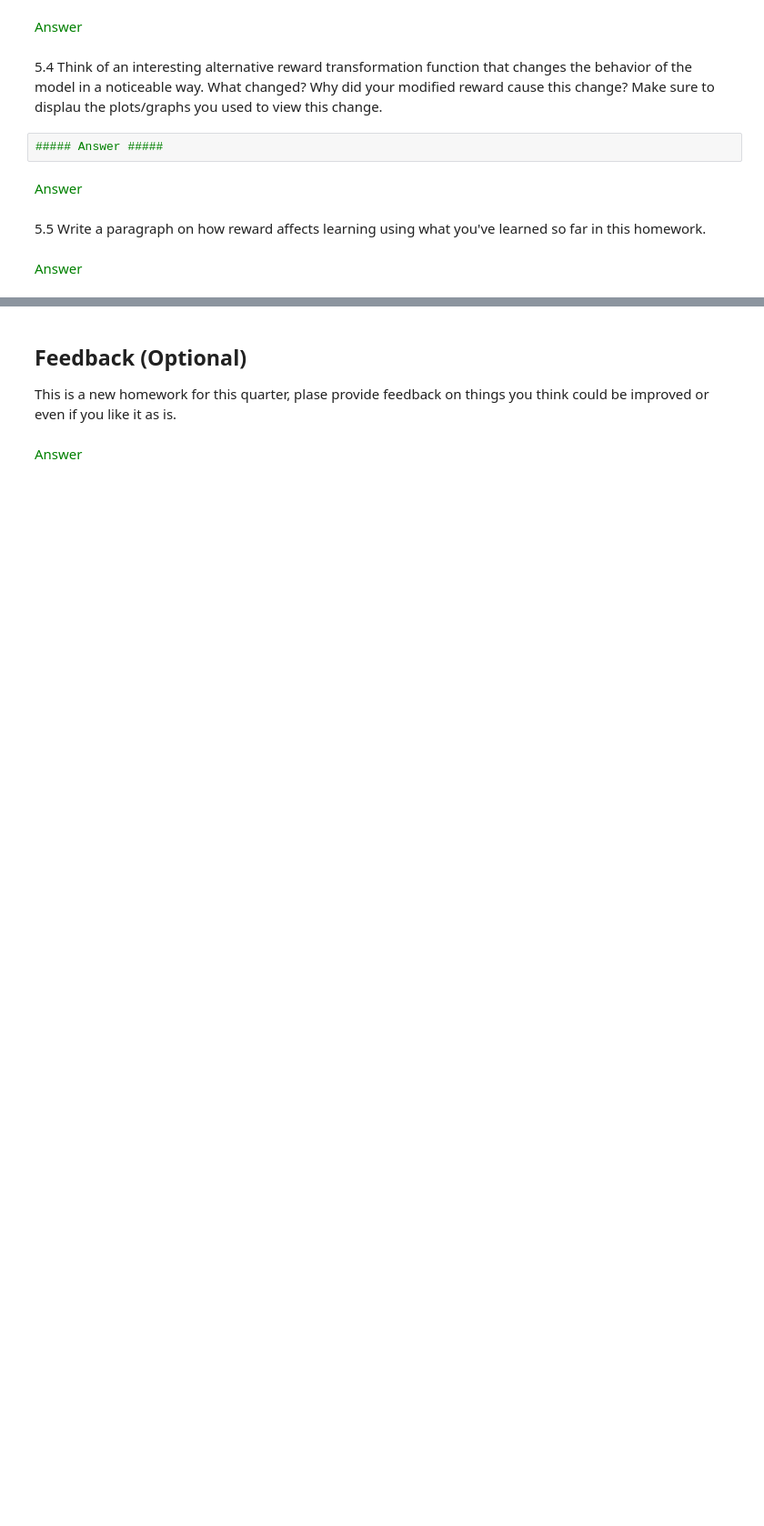
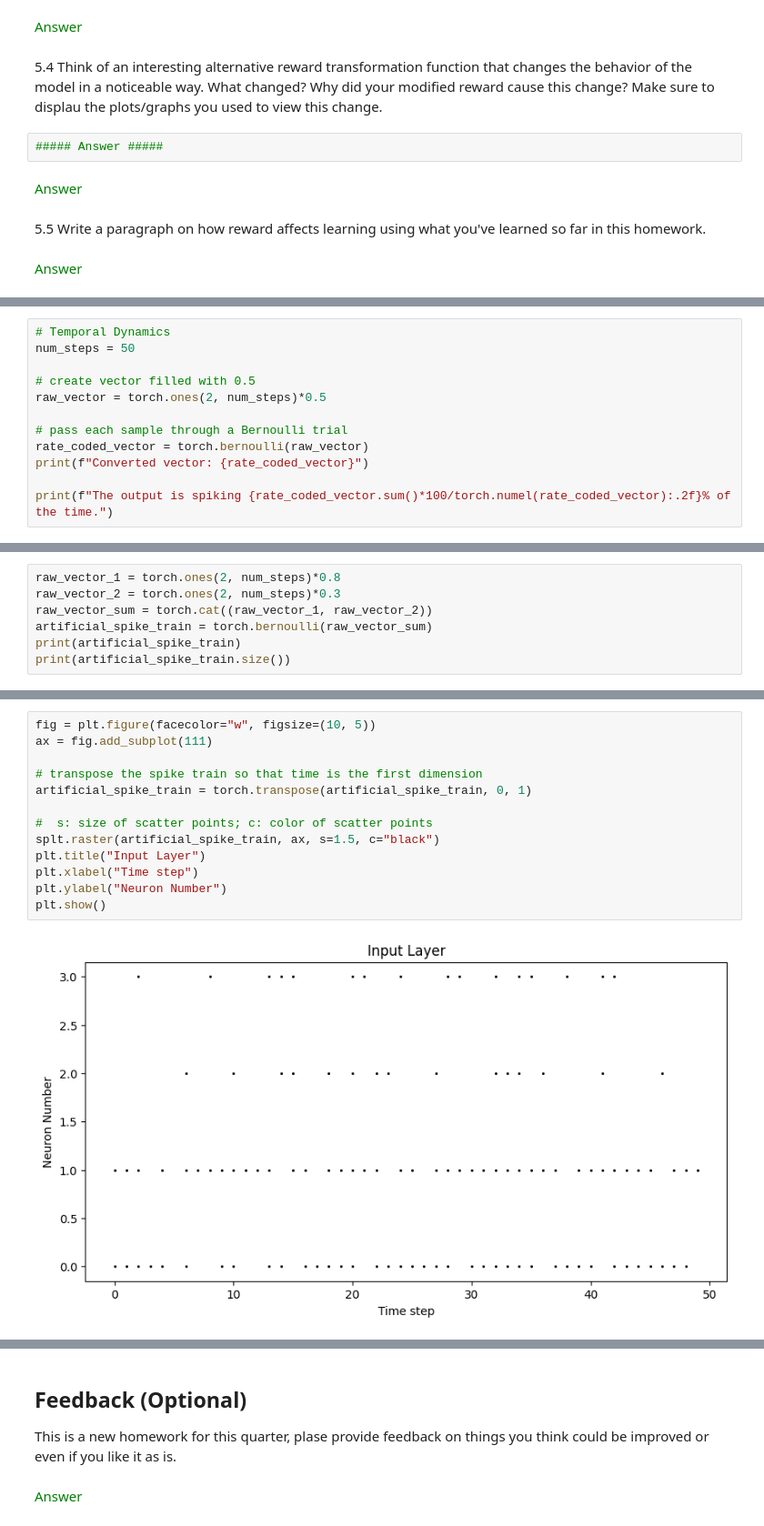
Before and after one commit to Braingeneers-Education/WetAI-Reinforcement-Learning, a Jupyter notebook: Gymnasium_CartPole.ipynb, the cells around one changed output, grey strips where cells are left out. Shown at 91% size. Cells and saved outputs as stored; diff of their text form; blank space fills up the shorter version.

Commit message:
finished spike conversion questions

```diff
--- a/Gymnasium_CartPole.ipynb
+++ b/Gymnasium_CartPole.ipynb
@@ -747,0 +777,12 @@ In a future
+# %%
+# Temporal Dynamics
+num_steps = 50
+
+# create vector filled with 0.5
+raw_vector = torch.ones(2, num_steps)*0.5
+
+# pass each sample through a Bernoulli trial
+rate_coded_vector = torch.bernoulli(raw_vector)
+print(f"Converted vector: {rate_coded_vector}")
+
+print(f"The output is spiking {rate_coded_vector.sum()*100/torch.numel(rate_coded_vector):.2f}% of the time.")
@@ -747,0 +799,7 @@ In a future
+# %%
+raw_vector_1 = torch.ones(2, num_steps)*0.8
+raw_vector_2 = torch.ones(2, num_steps)*0.3
+raw_vector_sum = torch.cat((raw_vector_1, raw_vector_2))
+artificial_spike_train = torch.bernoulli(raw_vector_sum)
+print(artificial_spike_train)
+print(artificial_spike_train.size())
@@ -747,0 +826,15 @@ In a future
+# %%
+fig = plt.figure(facecolor="w", figsize=(10, 5))
+ax = fig.add_subplot(111)
+
+# transpose the spike train so that time is the first dimension
+artificial_spike_train = torch.transpose(artificial_spike_train, 0, 1)
+
+#  s: size of scatter points; c: color of scatter points
+splt.raster(artificial_spike_train, ax, s=1.5, c="black")
+plt.title("Input Layer")
+plt.xlabel("Time step")
+plt.ylabel("Neuron Number")
+plt.show()
+# %% [output]
+[figure, added]
```
Also changed, not shown: parts of 46 cells of this notebook.
